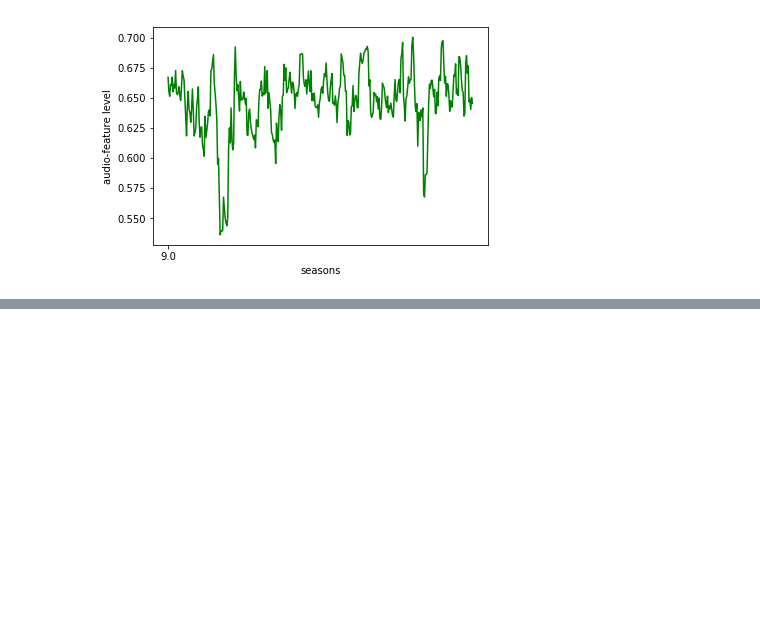
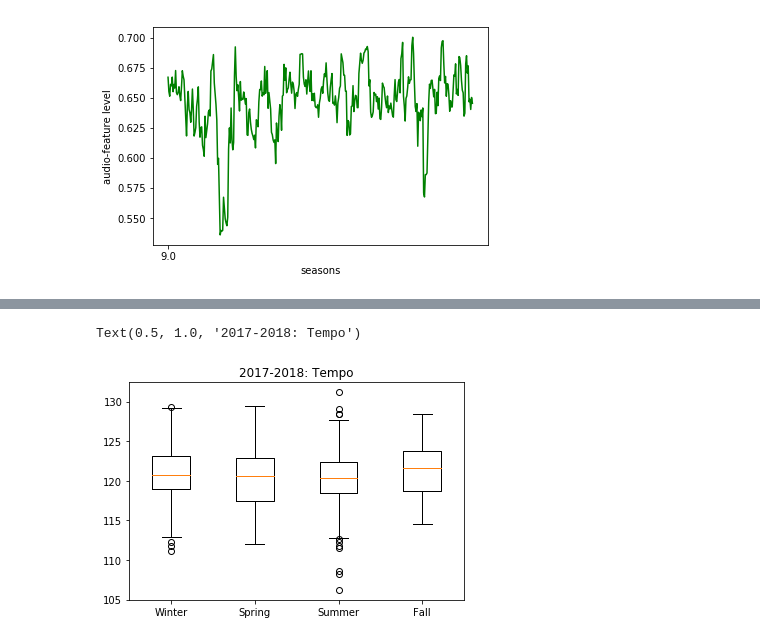
Before and after one commit to ajt025/Moodsic, a Jupyter notebook: Scraping url.ipynb, the cells around one changed output, grey strips where cells are left out. Saved outputs shown, nothing was run; the diff lists cells and outputs as text; code cells hidden in the pictures; blank space fills up the shorter version.

```diff
--- a/Scraping url.ipynb
+++ b/Scraping url.ipynb
@@ -228,0 +217,13 @@ Text(0.5, 1.0, '2018: Danceability')
+# %%
+winter_list2 = df1.loc[df1['Season'] == 'Winter','tempo'].tolist()
+spring_list2 = df1.loc[df1['Season'] == 'Spring','tempo'].tolist()
+summer_list2 = df1.loc[df1['Season'] == 'Summer','tempo'].tolist()
+fall_list2 = df1.loc[df1['Season'] == 'Fall','tempo'].tolist()
+data2 = [winter_list2, spring_list2, summer_list2, fall_list2]
+
+plt.boxplot(data2)
+plt.xticks([1,2,3,4], ticks)
+plt.title('2017-2018: Tempo')
+# %% [output]
+Text(0.5, 1.0, '2017-2018: Tempo')
+[figure, added]
```
Also changed, not shown: parts of 5 cells of this notebook, 1 other file.
